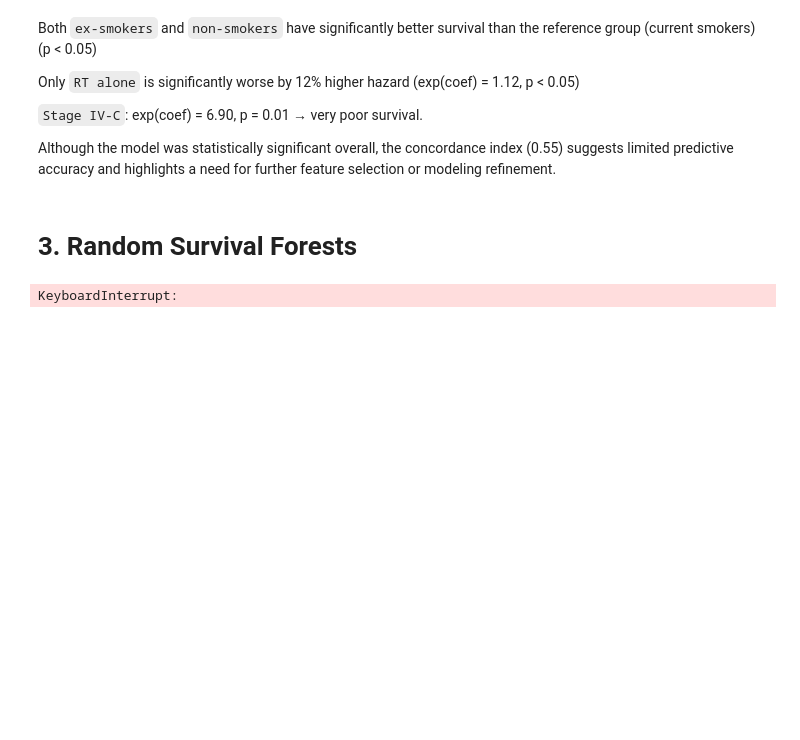
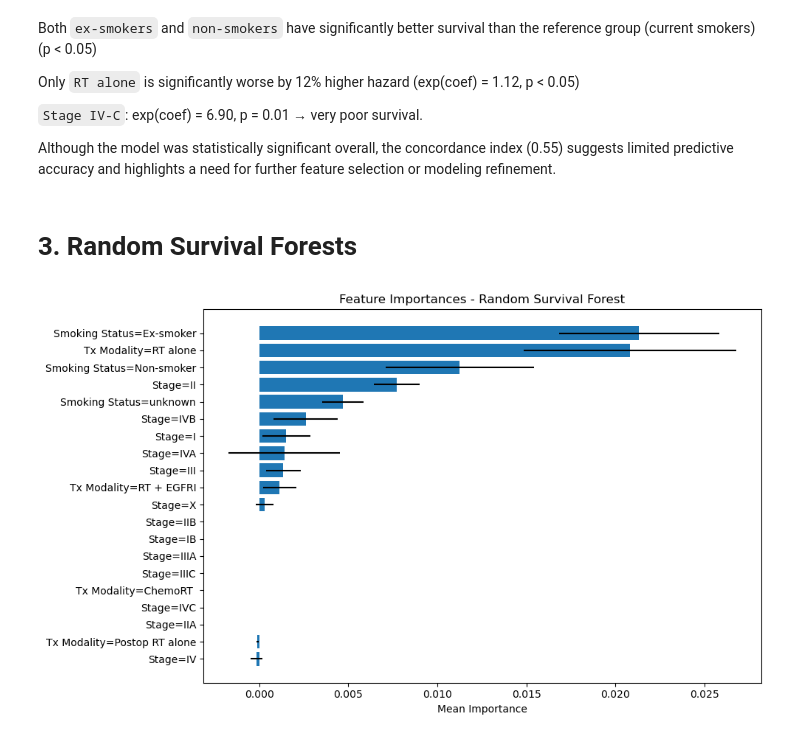
Before and after one commit to nnguyen2255/BINF-5507-Materials, a Jupyter notebook: Assignment4/Scripts/main.ipynb, the cells around one changed output. Saved outputs shown, nothing was run; the diff lists cells and outputs as text; code cells hidden in the pictures; blank space fills up the shorter version.

```diff
--- a/Assignment4/Scripts/main.ipynb
+++ b/Assignment4/Scripts/main.ipynb
@@ -301,33 +301,33 @@ for col in ['Smoking Status', 'Tx Modality', 'Stage']:
 encoder = OneHotEncoder()
 x_encoded = encoder.fit_transform(data_survival[['Smoking Status', 'Tx Modality', 'Stage']])
 
 # Create structured survival object
 y = Surv.from_arrays(event=data_survival['Event'].astype(bool),
                      time=data_survival['Length FU'])
 
 # Train a Random Survival Forest model
-rsf = RandomSurvivalForest(n_estimators=100, random_state=42)
+rsf = RandomSurvivalForest(n_estimators=50, random_state=42)
 rsf.fit(x_encoded, y)
 
 # Feature importance using permutation importance
-result = permutation_importance(rsf, x_encoded, y, n_repeats=15, random_state=42)
+result = permutation_importance(rsf, x_encoded, y, n_repeats=10, random_state=42, n_jobs=-1) #(reduce n_repeats; check chatGPT for n_jobs=-1 because it was so slow))
 
 # Format results into DataFrame
 feature_names = encoder.get_feature_names_out()
 feature_importance = pd.DataFrame({
     "Feature": feature_names,
     "Importance_Mean": result.importances_mean,
     "Importance_Std": result.importances_std
 }).sort_values(by="Importance_Mean", ascending=False)
 
 # Plot the results
 plt.figure(figsize=(10, 6))
 plt.barh(feature_importance["Feature"], feature_importance["Importance_Mean"],
          xerr=feature_importance["Importance_Std"], align='center')
 plt.xlabel('Mean Importance')
 plt.title('Feature Importances - Random Survival Forest')
 plt.gca().invert_yaxis()
 plt.tight_layout()
 plt.show()
 # %% [output]
-KeyboardInterrupt:
+[figure, added]
```
Also changed, not shown: parts of 1 cell of this notebook, 1 other file.
